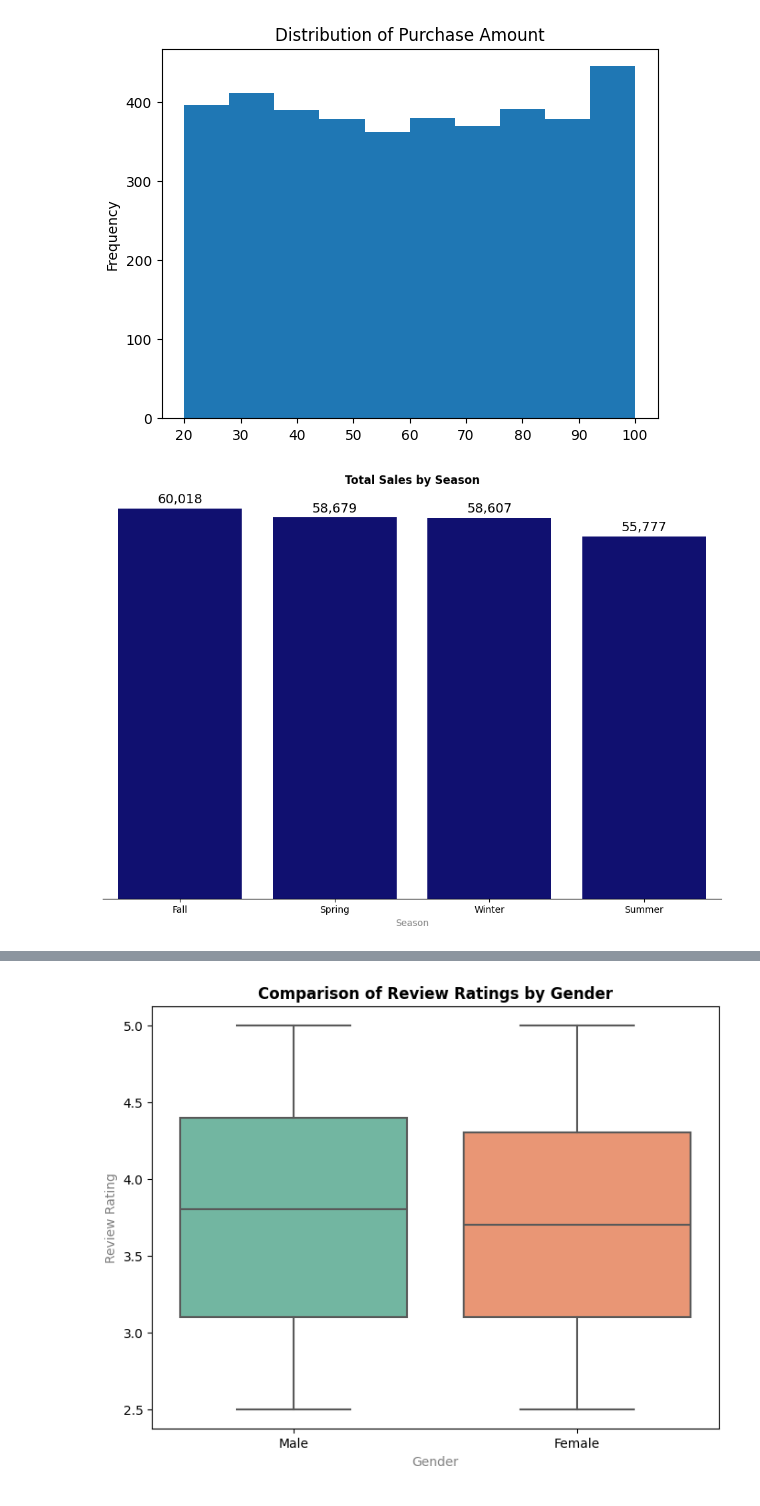
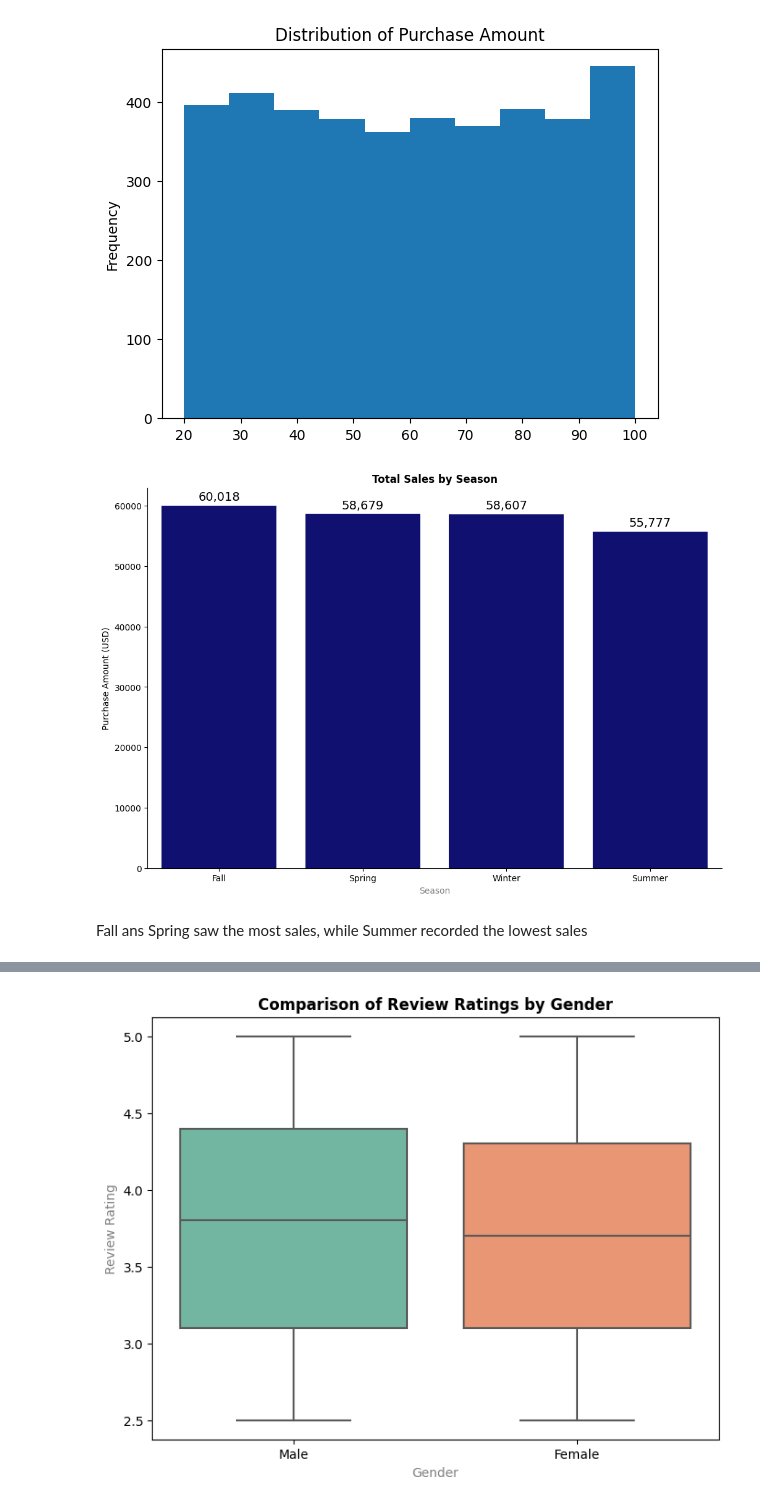
Before and after one commit to Murega14/customer_shopping_trends, a Jupyter notebook: index.ipynb, the cells around one changed output, grey strips where cells are left out. Saved outputs shown, nothing was run; the diff lists cells and outputs as text; code cells hidden in the pictures.

```diff
--- a/index.ipynb
+++ b/index.ipynb
@@ -158,37 +158,39 @@ plt.show()
 plt.figure(figsize=(12, 8))
 
 #grouping the data by season
 season_sales = df.groupby('Season')['Purchase Amount (USD)'].sum().reset_index()
 
 # Sorting the data by total sales in descending order
 season_sales = season_sales.sort_values(by='Purchase Amount (USD)', ascending=False)
 
 #plotting the data
 ax = sns.barplot(x='Season', y='Purchase Amount (USD)', data=season_sales, color='navy')
 
 #customizing the plot
 ax.spines['top'].set_visible(False)
-ax.spines['left'].set_visible(False)
+#ax.spines['left'].set_visible(False)
 ax.spines['right'].set_visible(False)
 
 plt.title("Total Sales by Season", fontweight='bold')
 plt.xlabel("Season", color='gray')
-plt.ylabel("Total Sales", color='gray')
-plt.gca().yaxis.set_visible(False)
+#plt.ylabel("Total Sales", color='gray')
+#plt.gca().yaxis.set_visible(False)
 
 #annotating the plot
 for bar in ax.patches:
     ax.annotate(f'{bar.get_height():,.0f}',
                  xy=(bar.get_x() + bar.get_width() / 2, bar.get_height()),
                  xytext=(0, 3),
                  textcoords="offset points",
                  ha='center',
                  va='bottom',
                  fontsize=14)
 
 plt.show()
 # %% [output]
-[figure, old version]
+[figure, new version]
+# %% [markdown]
+Fall ans Spring saw the most sales, while Summer recorded the lowest sales
 # %%
 #visualizing the total sales by category
 
```
Also changed, not shown: parts of 6 cells of this notebook.
